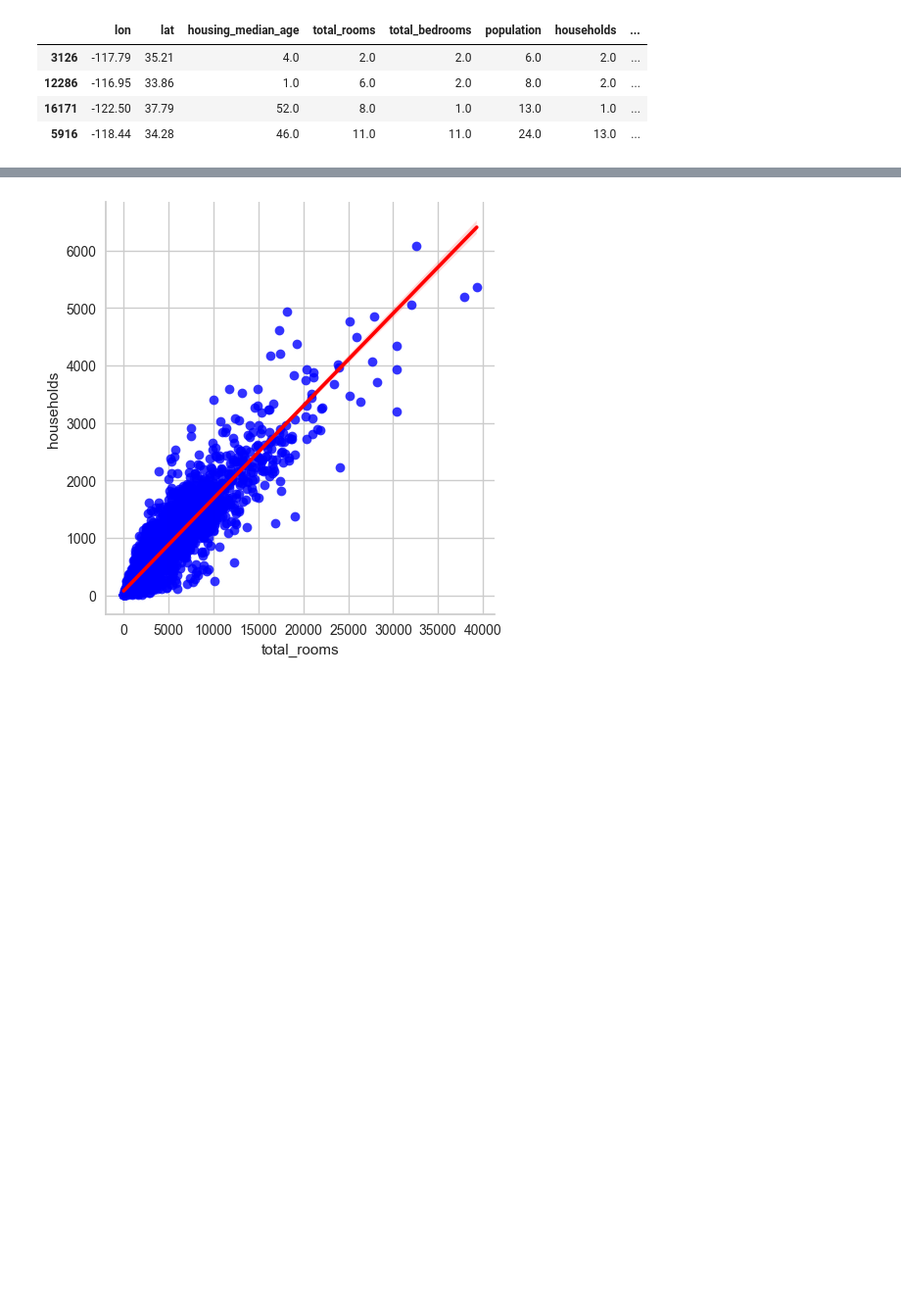
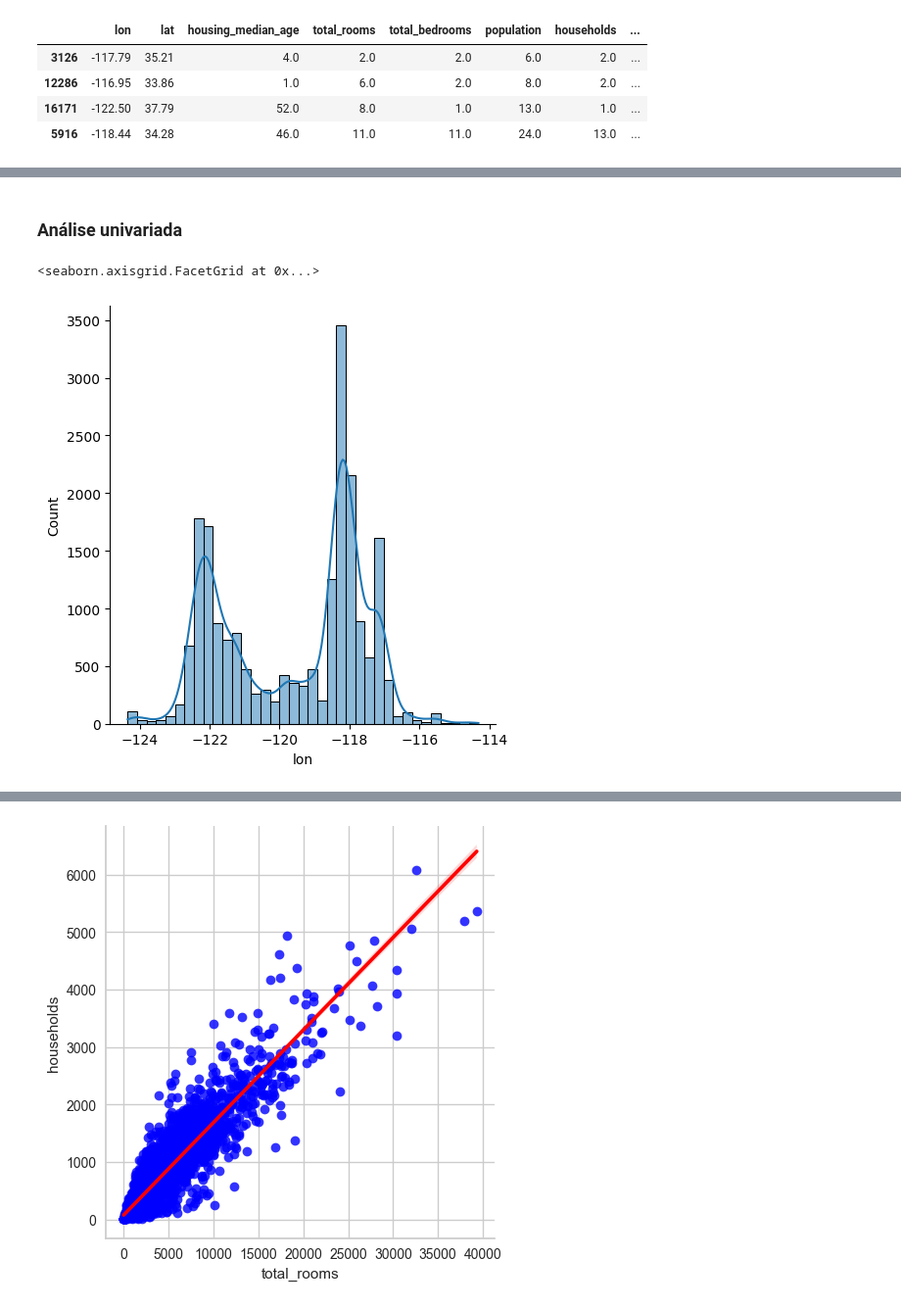
Before and after one commit to thepersonilike13/housing_prices_app, a Jupyter notebook: jupyter_notebooks/housing_prices_california.ipynb, the cells around one changed output, grey strips where cells are left out. Shown at 98% size. Saved outputs shown, nothing was run; the diff lists cells and outputs as text; code cells hidden in the pictures; blank space fills up the shorter version.

```diff
--- a/jupyter_notebooks/housing_prices_california.ipynb
+++ b/jupyter_notebooks/housing_prices_california.ipynb
@@ -121,0 +125,6 @@ memory usage: 1.6+ MB
+# %%
+num_features = housing.select_dtypes('number')
+cat_features = housing.drop(columns=num_features)
+
+print(f'Variáveis numéricas: \n {num_features.columns.values}\n')
+print(f'Variáveis categóricas: \n {cat_features.columns.values}')
@@ -249,0 +265,7 @@ Name: ocean_proximity, dtype: int64
+# %% [markdown]
+### Análise univariada
+# %%
+sns.displot(data=housing , x=num_features.columns[0], kde=True)
+# %% [output]
+<seaborn.axisgrid.FacetGrid at 0x...>
+[figure, added]
```
Also changed, not shown: parts of 21 cells of this notebook, 2 other files.
